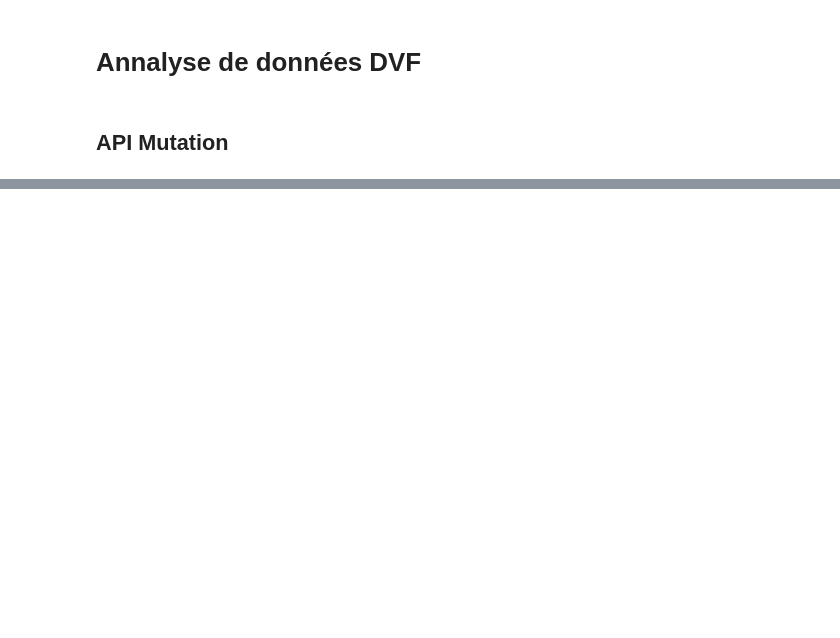
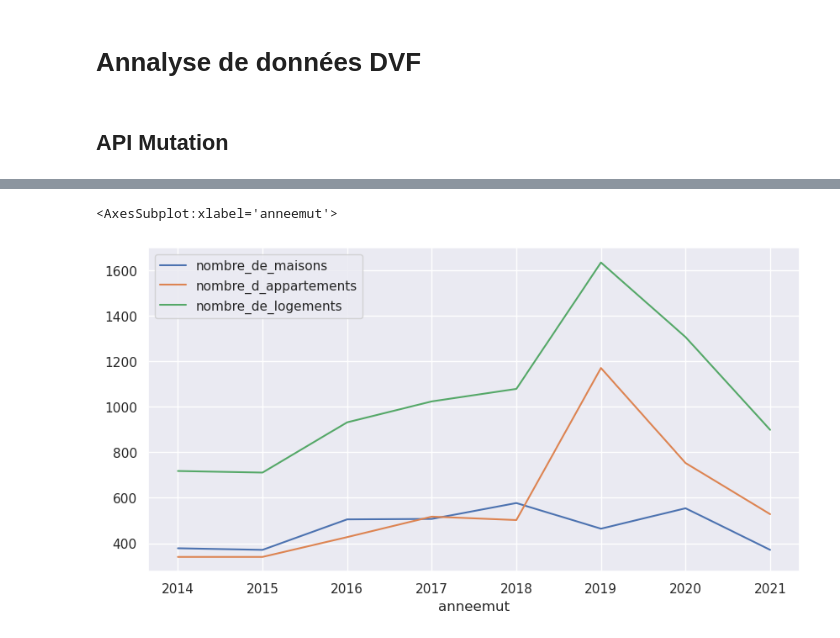
Before and after one commit to IsmaelSaid/Demande-de-valeurs-foncieres, a Jupyter notebook: EDA/EDA.ipynb, the cells around one changed output, grey strips where cells are left out. Drawn from its saved outputs; the diff is of its cells as text; code cells hidden in the pictures; blank space fills up the shorter version.

```diff
--- a/EDA/EDA.ipynb
+++ b/EDA/EDA.ipynb
@@ -67,0 +77,18 @@ plt.show()
+# %%
+# Chargement de la donnée
+api_mutations = "https://dvfapp.fly.dev/api/commune/type_local/97415"
+response = requests.get(api_mutations).json()
+data = pd.DataFrame(response)
+data = data.head(-1)
+data
+
+data = data.astype('int')
+
+fig , ax = plt.subplots(figsize=(10,5))
+
+data[['anneemut','nombre_de_maisons']].plot(kind = "line", x = "anneemut",ax = ax)
+data[['anneemut','nombre_d_appartements']].plot(kind = "line", x = "anneemut",ax = ax)
+data[['anneemut','nombre_de_logements']].plot(kind = "line", x = "anneemut",ax = ax)
+# %% [output]
+<AxesSubplot:xlabel='anneemut'>
+[figure, added]
```
Also changed, not shown: parts of 12 cells of this notebook, 2 other files.
